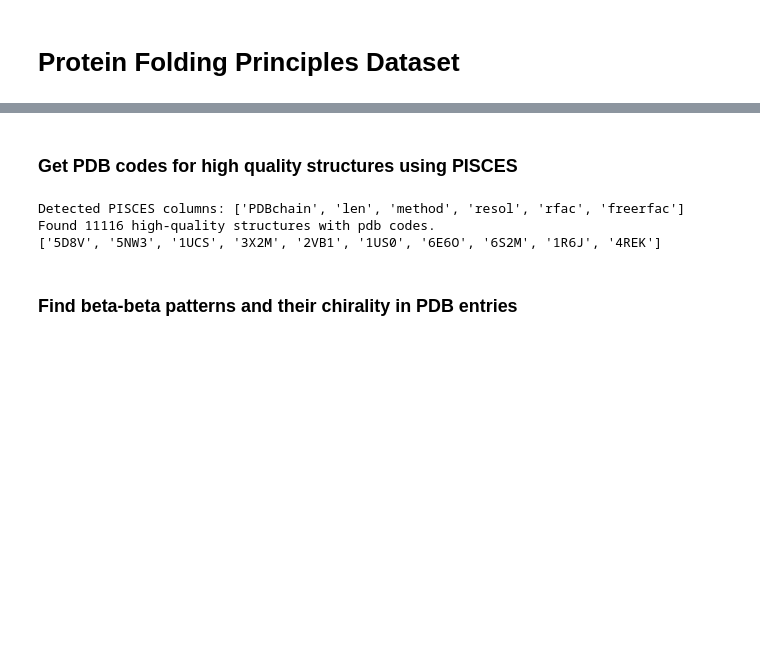
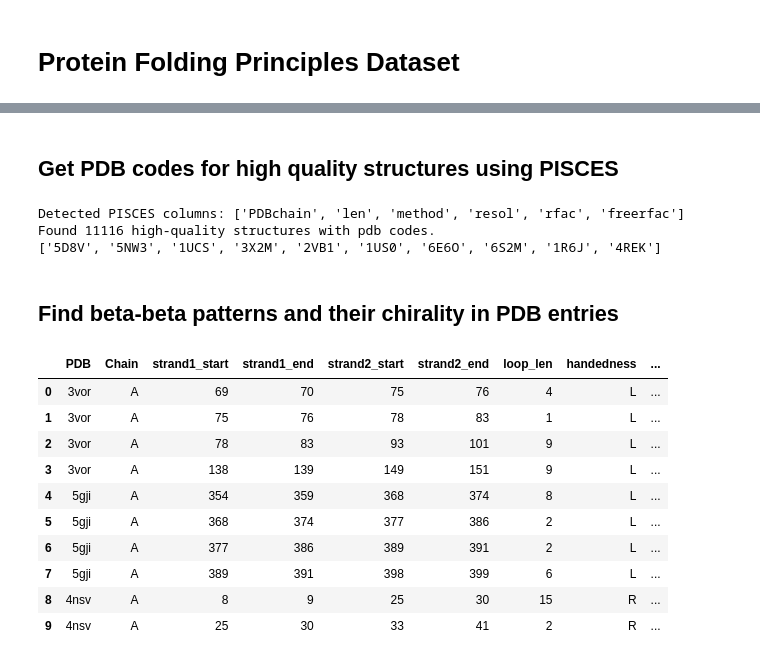
Before and after one commit to stefanhuber1993/folding-principles-dataset, a Jupyter notebook: notebooks/test_pipeline_parts.ipynb, the cells around one changed output, grey strips where cells are left out. Drawn from its saved outputs; the diff is of its cells as text; code cells hidden in the pictures; blank space fills up the shorter version.

```diff
--- a/notebooks/test_pipeline_parts.ipynb
+++ b/notebooks/test_pipeline_parts.ipynb
@@ -21,5 +24,5 @@ if project_root not in sys.path:
 # %% [markdown]
-### Get PDB codes for high quality structures using PISCES
+## Get PDB codes for high quality structures using PISCES
 # %%
 from dataset.pisces import fetch_pisces_table, get_filtered_pdb_codes
 
@@ -35,33 +38,49 @@ Detected PISCES columns: ['PDBchain', 'len', 'method', 'resol', 'rfac', 'freerfa
 Found 11116 high-quality structures with pdb codes.
 ['5D8V', '5NW3', '1UCS', '3X2M', '2VB1', '1US0', '6E6O', '6S2M', '1R6J', '4REK']
 # %% [markdown]
-### Find beta-beta patterns and their chirality in PDB entries
+## Find beta-beta patterns and their chirality in PDB entries
 # %%
 from dataset.io_utils import fetch_mmcif_file, run_dssp_on_mmcif
 from dataset.motif_logic import detect_hairpins_and_chirality, detect_hairpins_and_chirality_backbone
 import pandas as pd
 import os
 
 #pdb_ids = ["8GBS", "7R1C"]
-pdb_ids = pdb_ids[0:2000]
-results = []
+results_backbone = []
+results_exact = []
 
-for pdb_id in pdb_ids:
+for pdb_id in pdb_ids[100:500]:
     pdb_path = fetch_mmcif_file(pdb_id)
     try:
         model, dssp_df = run_dssp_on_mmcif(pdb_path, dssp_exe="/opt/anaconda3/envs/folding-dssp/bin/mkdssp")
         if dssp_df is None:
             print(f"DSSP failed for {pdb_id}. Skipping.")
             continue
         hp_df = detect_hairpins_and_chirality_backbone(model, dssp_df)
-        results.append(hp_df)
+        results_backbone.append(hp_df)
+        hp_df = detect_hairpins_and_chirality(model, dssp_df)
+        results_exact.append(hp_df)
     finally:
         # Always remove the file, even if DSSP or parsing fails
         if os.path.exists(pdb_path):
             os.remove(pdb_path)
 
-all_hairpins = pd.concat(results, ignore_index=True)
-all_hairpins.head(10)
+all_hairpins_backbone = pd.concat(results_backbone, ignore_index=True)
+all_hairpins_backbone.head(10)
+all_hairpins_exact = pd.concat(results_exact, ignore_index=True)
+all_hairpins_exact.head(10)
+# %% [output]
+|  | PDB | Chain | strand1_start | strand1_end | strand2_start | strand2_end | loop_len | handedness | ... |
+| 0 | 3vor | A | 69 | 70 | 75 | 76 | 4 | L | ... |
+| 1 | 3vor | A | 75 | 76 | 78 | 83 | 1 | L | ... |
+| 2 | 3vor | A | 78 | 83 | 93 | 101 | 9 | L | ... |
+| 3 | 3vor | A | 138 | 139 | 149 | 151 | 9 | L | ... |
+| 4 | 5gji | A | 354 | 359 | 368 | 374 | 8 | L | ... |
+| 5 | 5gji | A | 368 | 374 | 377 | 386 | 2 | L | ... |
+| 6 | 5gji | A | 377 | 386 | 389 | 391 | 2 | L | ... |
+| 7 | 5gji | A | 389 | 391 | 398 | 399 | 6 | L | ... |
+| 8 | 4nsv | A | 8 | 9 | 25 | 30 | 15 | R | ... |
+| 9 | 4nsv | A | 25 | 30 | 33 | 41 | 2 | R | ... |
 # %%
 from dataset.plots import plot_loop_length_chirality
 
```
Also changed, not shown: parts of 8 cells of this notebook, 6 other files.
